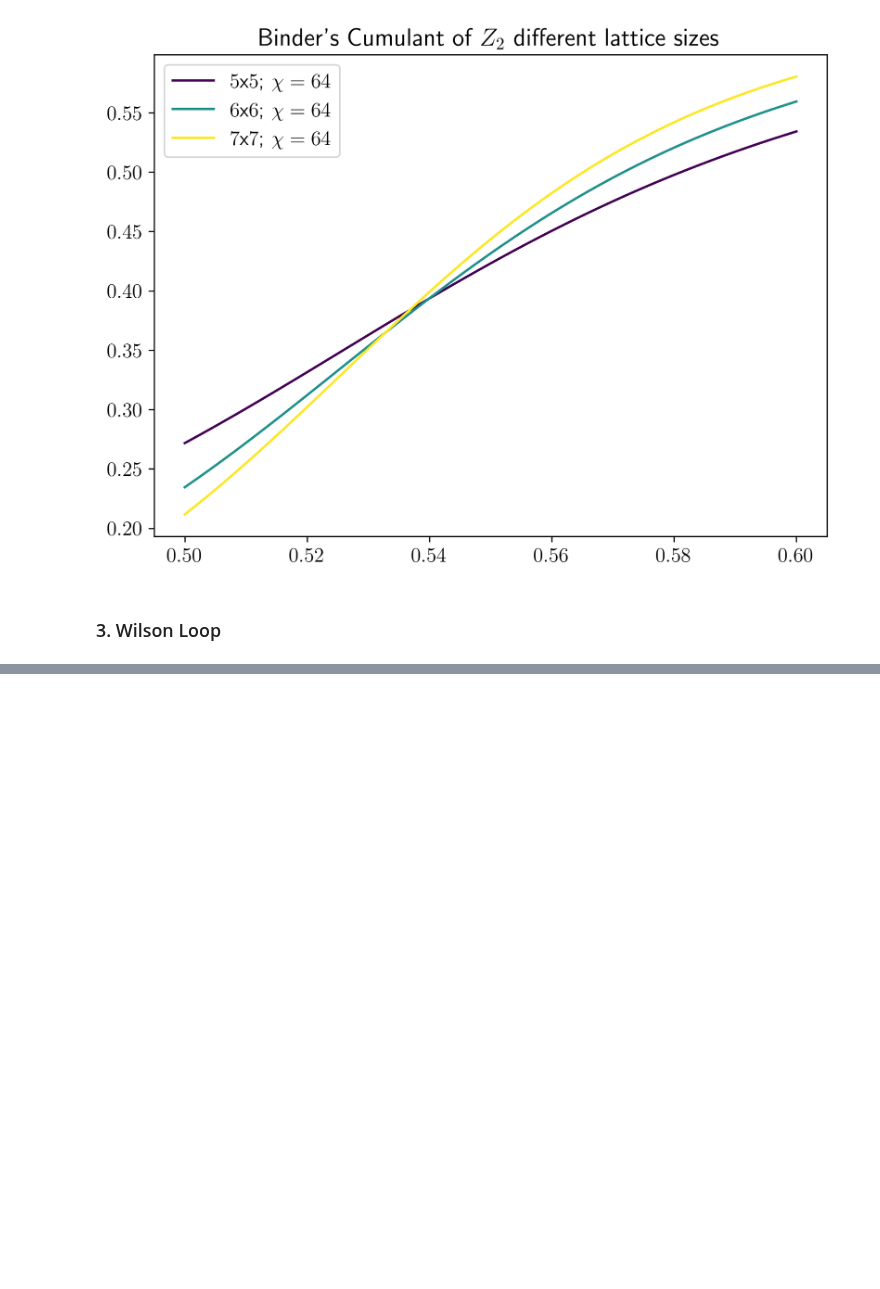
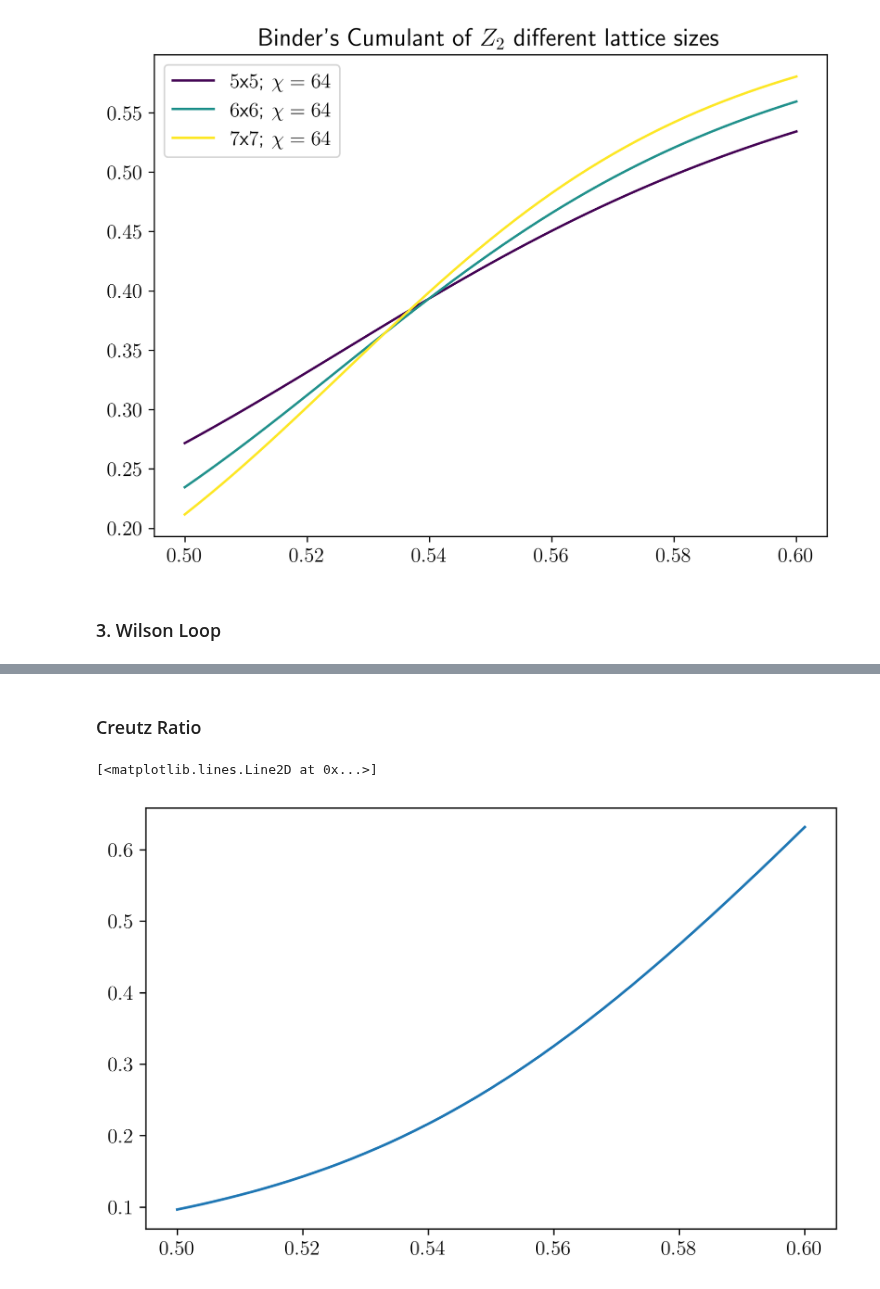
Before and after one commit to Fradm98/qs-mps, a Jupyter notebook: src/qs_mps/applications/Z2/check_observables.ipynb, the cells around one changed output, grey strips where cells are left out. Saved outputs shown, nothing was run; the diff lists cells and outputs as text; code cells hidden in the pictures; blank space fills up the shorter version.

```diff
--- a/src/qs_mps/applications/Z2/check_observables.ipynb
+++ b/src/qs_mps/applications/Z2/check_observables.ipynb
@@ -407,0 +419,19 @@ def plot_wilson_loop(Ls, chis, h_i, h_f, npoints, lxs, lys):
+# %% [markdown]
+### Creutz Ratio
+# %%
+# creutz ratio 1
+i = 0
+wls = []
+for L, chi, lx, ly in zip(Ls, chis, lxs, lys):
+    l = L
+    loop = np.loadtxt(f"{parent_path}/results/wilson_loops/wilson_loop_first_moment_{lx}-{ly}_Z2_dual_direct_lattice_{l}x{L}_h_{h_i}-{h_f}_delta_{npoints}_chi_{chi}")
+    i += 1
+    if i == 1 or i == 2 or i == 3 or i == 7:
+        wls.append([loop,i])
+
+hs = np.linspace(h_i,h_f,npoints)
+X_1 = -np.log(wls[0][0]*wls[3][0]/(wls[2][0]*wls[1][0]))
+plt.plot(hs, X_1)
+# %% [output]
+[<matplotlib.lines.Line2D at 0x...>]
+[figure, added]
```
Also changed, not shown: parts of 6 cells of this notebook, 1 other file.
